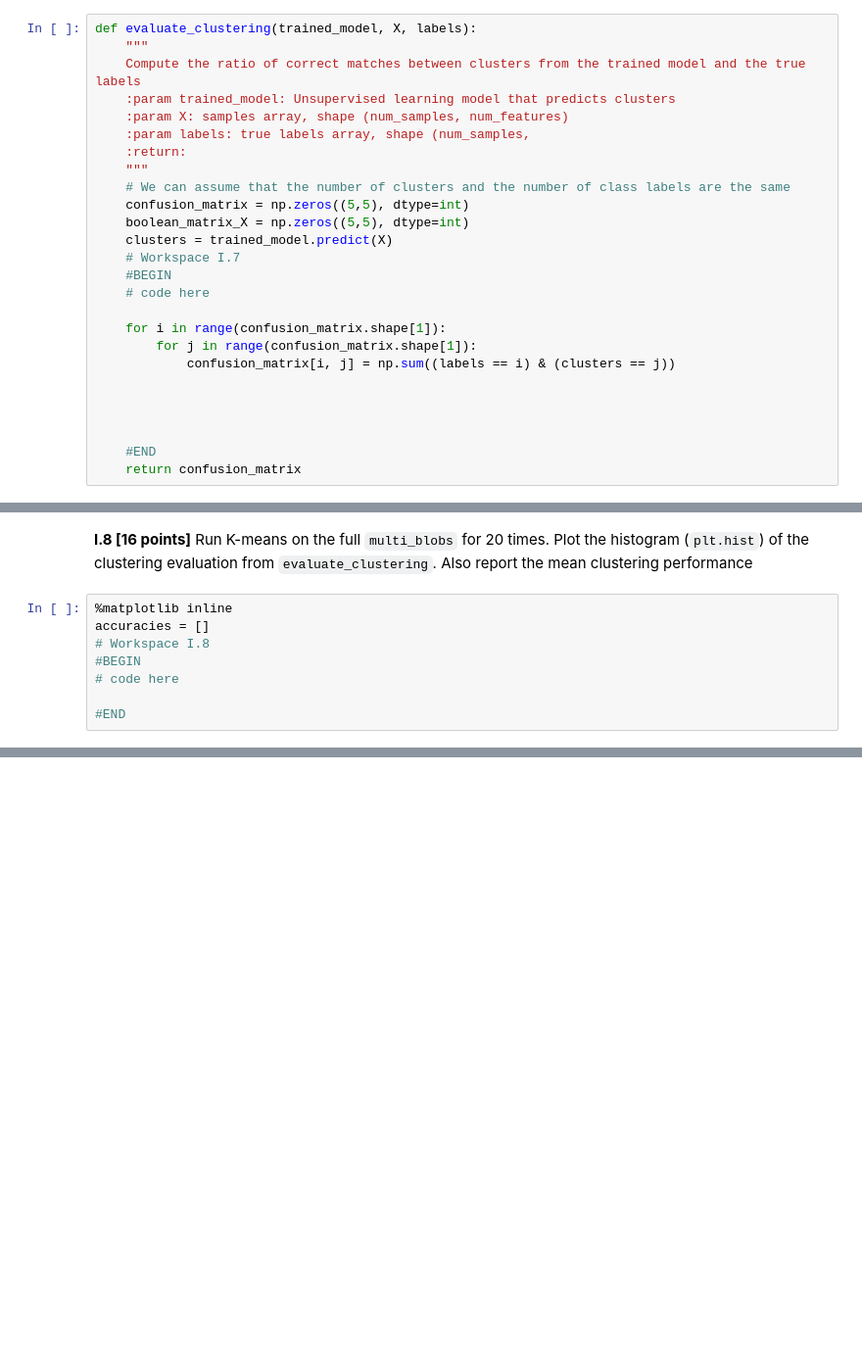
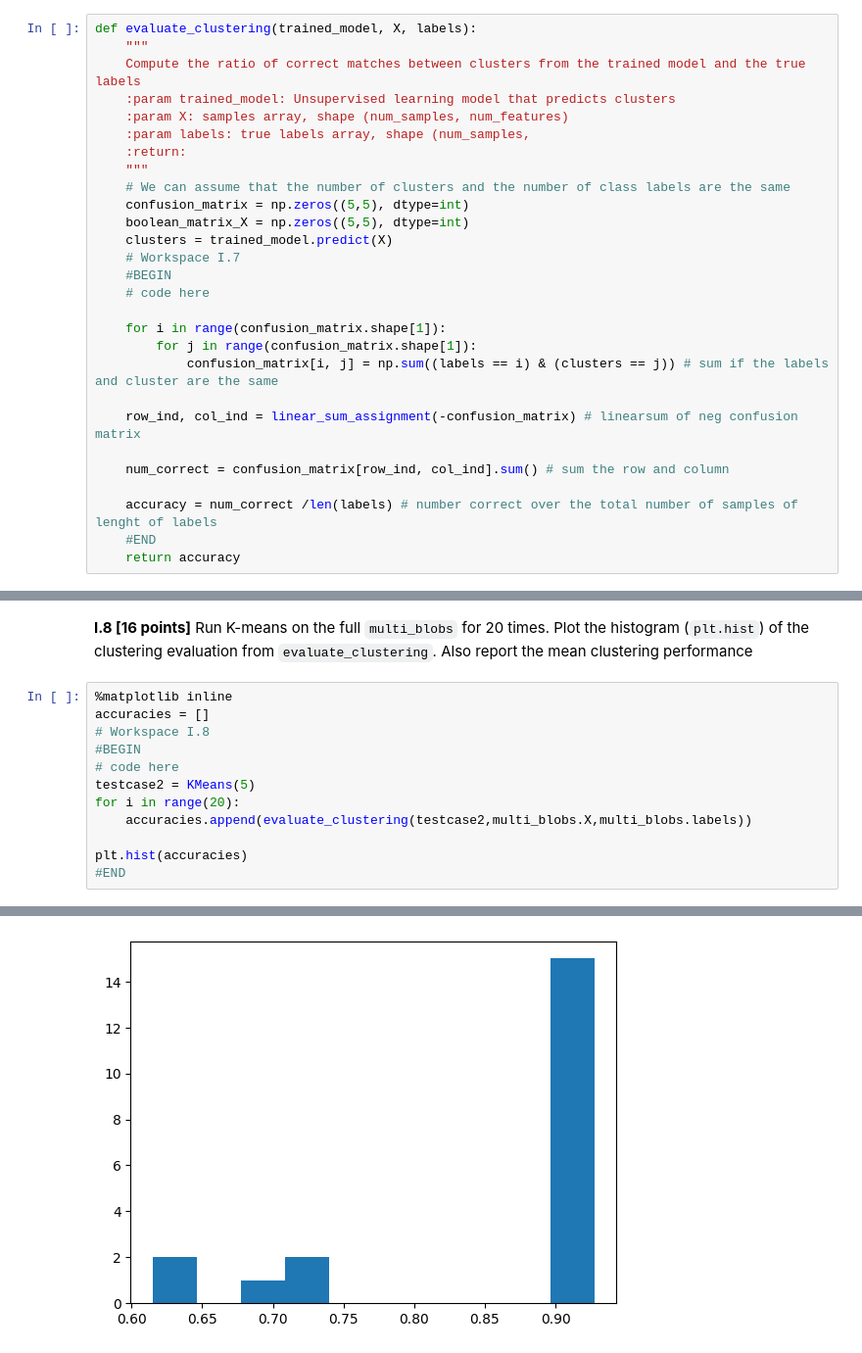
Before and after one commit to Sergrojas29/K-means, a Jupyter notebook: Final_Project_Sergio_Rojas-Aguilar.ipynb, the cells around one changed output, grey strips where cells are left out. Shown at 98% size. Cells and saved outputs as stored; diff of their text form; blank space fills up the shorter version.

```diff
--- a/Final_Project_Sergio_Rojas-Aguilar.ipynb
+++ b/Final_Project_Sergio_Rojas-Aguilar.ipynb
@@ -320,10 +293,12 @@ def evaluate_clustering(trained_model, X, labels):
 
     for i in range(confusion_matrix.shape[1]):
         for j in range(confusion_matrix.shape[1]):
-            confusion_matrix[i, j] = np.sum((labels == i) & (clusters == j))
+            confusion_matrix[i, j] = np.sum((labels == i) & (clusters == j)) # sum if the labels and cluster are the same
 
+    row_ind, col_ind = linear_sum_assignment(-confusion_matrix) # linearsum of neg confusion matrix
 
+    num_correct = confusion_matrix[row_ind, col_ind].sum() # sum the row and column
 
-
+    accuracy = num_correct /len(labels) # number correct over the total number of samples of lenght of labels
     #END
-    return confusion_matrix
+    return accuracy
@@ -355,5 +322,10 @@ accuracies = []
 # Workspace I.8
 #BEGIN
 # code here
+testcase2 = KMeans(5)
+for i in range(20):
+    accuracies.append(evaluate_clustering(testcase2,multi_blobs.X,multi_blobs.labels))
 
+plt.hist(accuracies)
 #END
+# %% [output]
@@ -360,3 +336,4 @@ accuracies = []
+[figure, added]
 # %% [markdown]
 ### Question 4 : Is there any modification you can do to the K-Means to improve the performance ? If so explain. [4 point]
 
```
Also changed, not shown: parts of 5 cells of this notebook.
